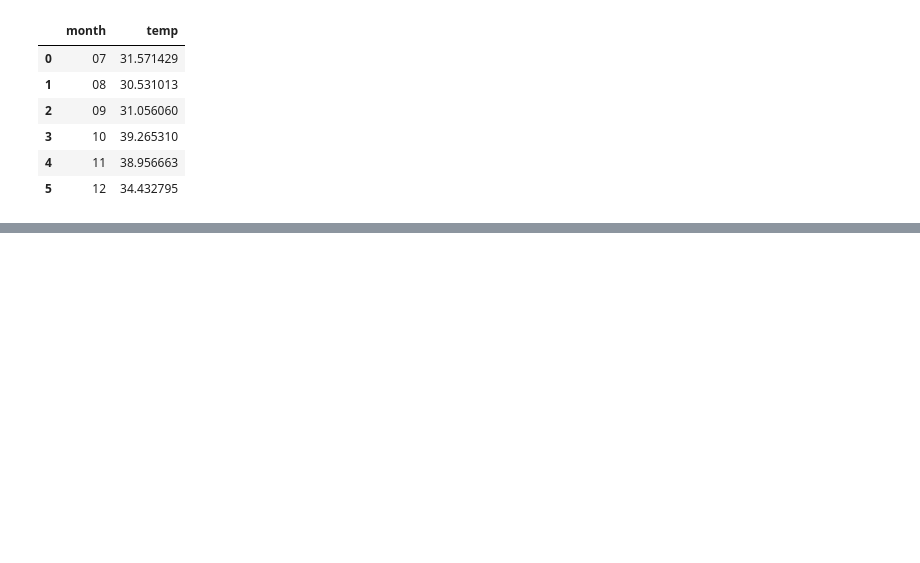
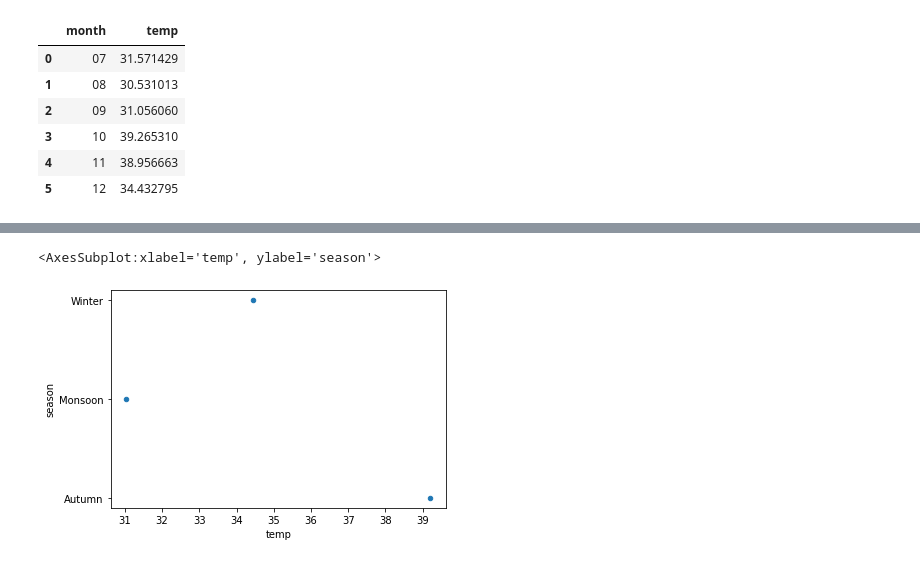
Before and after one commit to raveensingh13/Python-learning, a Jupyter notebook: iOT Data Analysis/iOT_data_analysis.ipynb, the cells around one changed output, grey strips where cells are left out. Saved outputs shown, nothing was run; the diff lists cells and outputs as text; code cells hidden in the pictures; blank space fills up the shorter version.

```diff
--- a/iOT Data Analysis/iOT_data_analysis.ipynb
+++ b/iOT Data Analysis/iOT_data_analysis.ipynb
@@ -299,0 +315,3 @@ monthlyTemp.plot.scatter(x='month', y='temp')
+# %%
+#seasonaly mean temp
+seasonAnalysis = df.groupby(['season'], as_index=False).mean()
@@ -299,0 +326,9 @@ monthlyTemp.plot.scatter(x='month', y='temp')
+# %%
+#seasonaly scatter plot
+seasonAnalysis.plot.scatter(x='temp', y='season')
+#from several plots plotted with the given dataset we have recorded the highest mean temprature Autumn
+# and the lowest mean temp on Monsoon
+# from the above few plots we can say
+# %% [output]
+<AxesSubplot:xlabel='temp', ylabel='season'>
+[figure, added]
```
Also changed, not shown: parts of 11 cells of this notebook, 2 other files.
